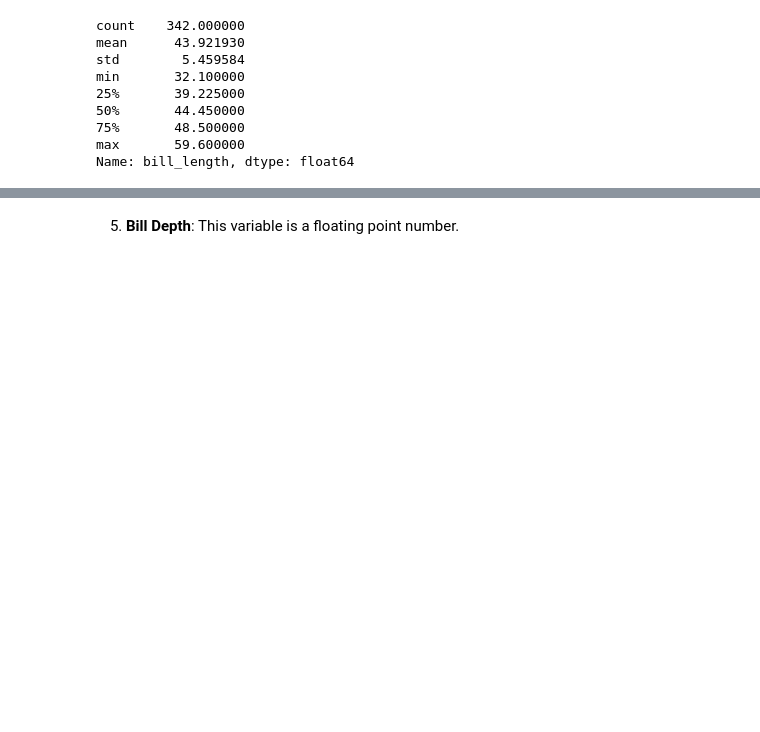
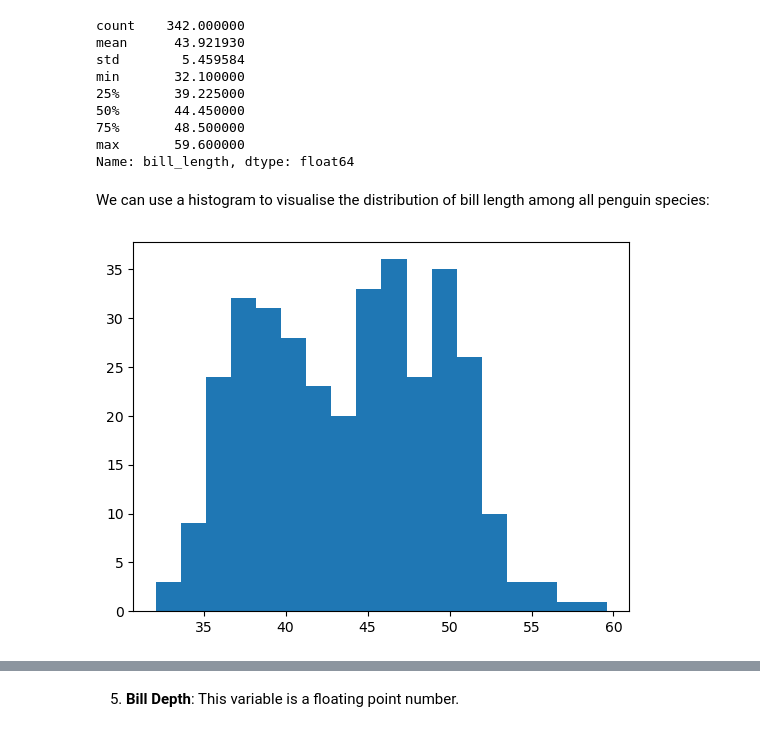
Before and after one commit to jmce22/fund_data, a Jupyter notebook: tasks.ipynb, the cells around one changed output, grey strips where cells are left out. Drawn from its saved outputs; the diff is of its cells as text; code cells hidden in the pictures; blank space fills up the shorter version.

Commit message:
histograms added to q 3 in tasks

```diff
--- a/tasks.ipynb
+++ b/tasks.ipynb
@@ -289,3 +289,10 @@ min       32.100000
 75%       48.500000
 max       59.600000
 Name: bill_length, dtype: float64
+# %% [markdown]
+We can use a histogram to visualise the distribution of bill length among all penguin species:
+# %%
+plt.hist(x = df['bill_length'], bins = 18)
+plt.show()
+# %% [output]
+[figure, added]
```
Also changed, not shown: parts of 5 cells of this notebook.
